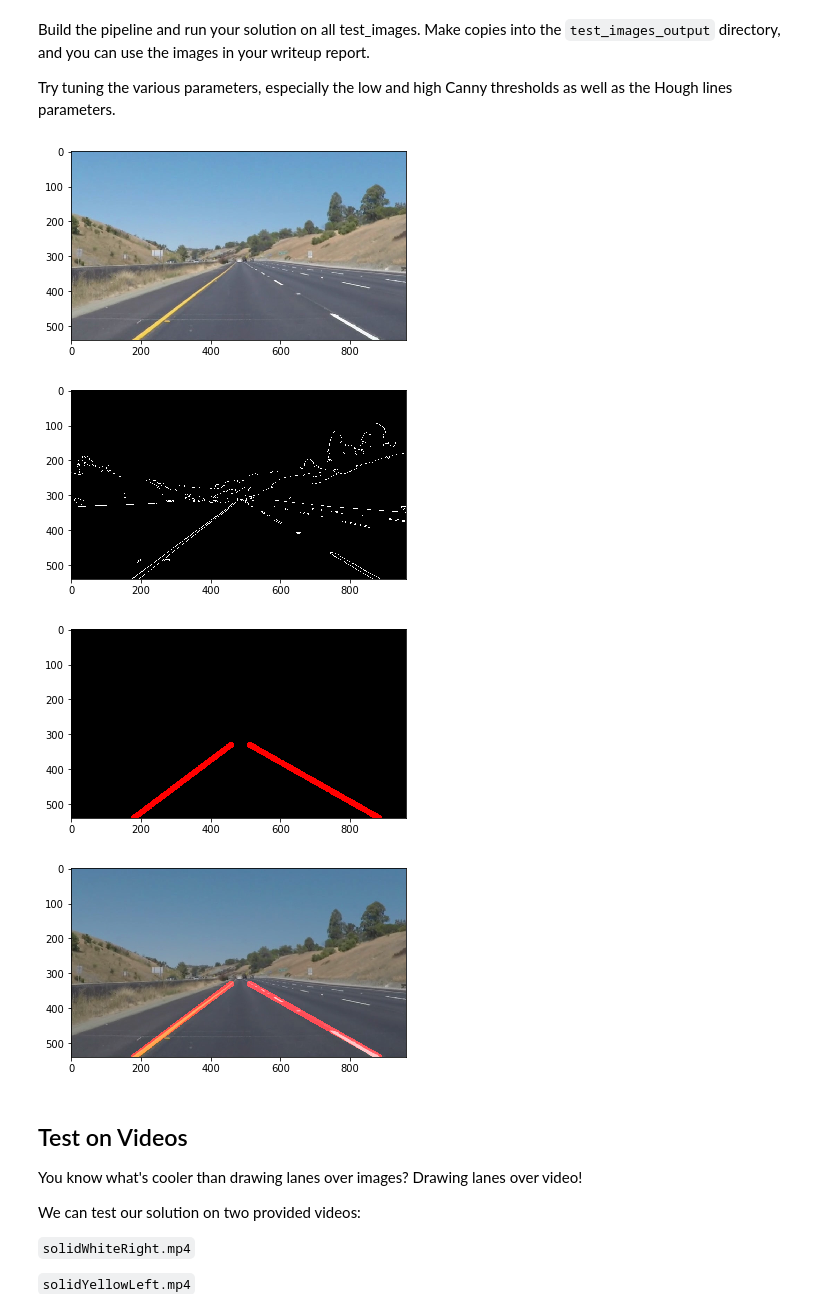
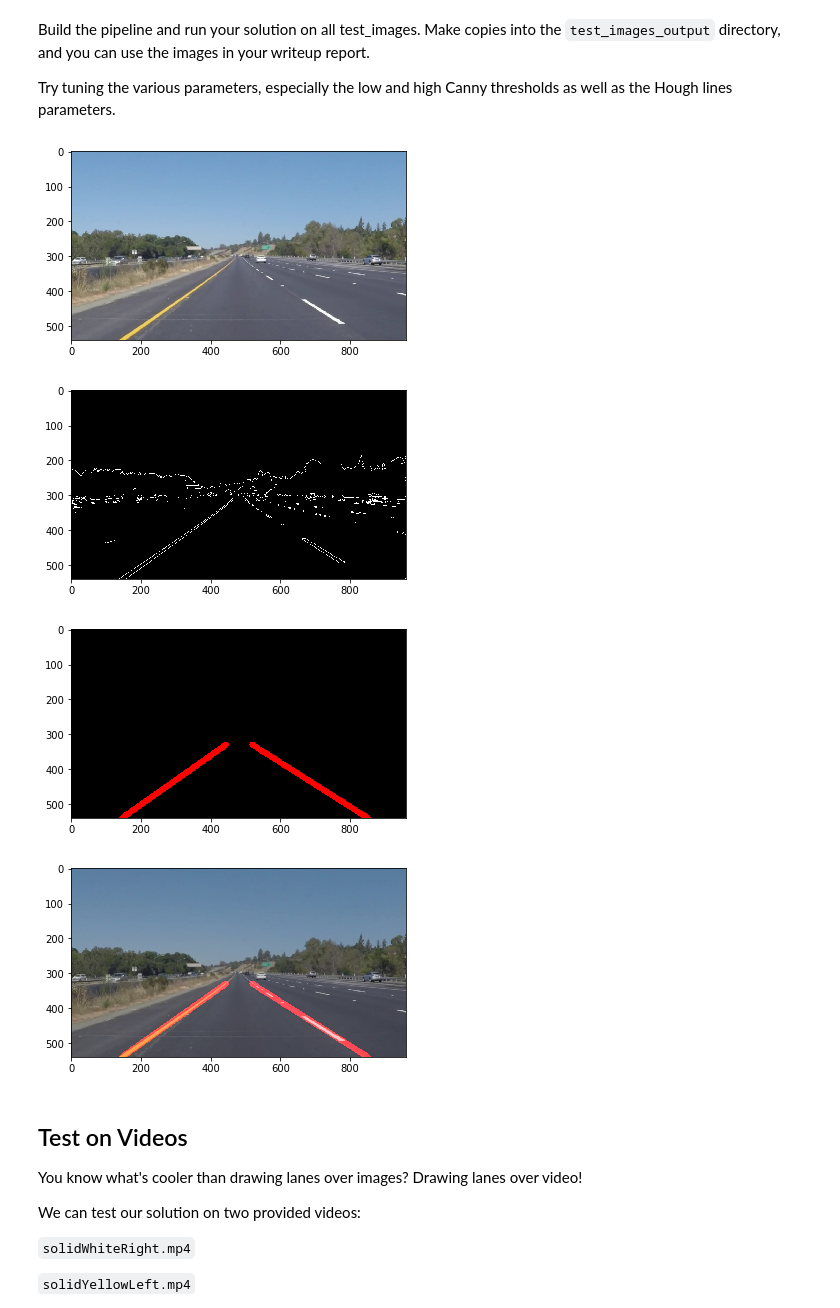
Before and after one commit to hassmuha/CarND-LaneLines-P1-Submit, a Jupyter notebook: P1.ipynb, the cells around one changed output. Drawn from its saved outputs; the diff is of its cells as text; code cells hidden in the pictures.

```diff
--- a/P1.ipynb
+++ b/P1.ipynb
@@ -275,64 +275,70 @@ Try tuning the various parameters, especially the low and high Canny thresholds
 # then save them to the test_images directory.
 
 #reading in an image
-image = mpimg.imread('test_images/whiteCarLaneSwitch.jpg')
+image = mpimg.imread('test_images/solidYellowLeft.jpg')
 # Display the image
 fig = plt.figure()
 plt.imshow(image)
 
-# converting an image to grayscale
+# 1- converting an image to grayscale
 gray = grayscale(image)
+# Save the result
+mpimg.imsave('test_images_output/gray.jpg',gray,cmap='gray')
 
-# Gaussian smoothing / blurring, video seems also not so sharp so kernel of size 3 would be sufficient
+
+# 2- Gaussian smoothing / blurring, video seems also not so sharp so kernel of size 3 would be sufficient
 kernel_size = 3
 blur_gray = gaussian_blur(gray,kernel_size)
 
-# Define our parameters for Canny and run it
+
+# 3- Define our parameters for Canny and run it
 low_threshold = 100
 high_threshold = 200
-edges = cv2.Canny(blur_gray, low_threshold, high_threshold)
-# Display the result
+edges = canny(blur_gray, low_threshold, high_threshold)
+# Display and save the result
 fig = plt.figure()
 plt.imshow(edges, cmap='Greys_r')
+mpimg.imsave('test_images_output/edges.jpg',edges,cmap='gray')
 
-# This time we are defining a four sided polygon to mask
+# 4- This time we are defining a four sided polygon to mask
 imshape = image.shape
 vertices = np.array([[(30,imshape[0]),(400, 330), (600, 330), (imshape[1]-30,imshape[0])]], dtype=np.int32)
 roi_edges = region_of_interest(edges, vertices)
+# Save the result
+mpimg.imsave('test_images_output/roi_edges.jpg',roi_edges,cmap='gray')
 
-# Define the Hough transform parameters
-# Make a blank the same size as our image to draw on
+
+# 5- Apply Hough Transformation
 rho = 1 # distance resolution in pixels of the Hough grid
 theta = np.pi/180 # angular resolution in radians of the Hough grid
 threshold = 30     # minimum number of votes (intersections in Hough grid cell)
 min_line_len = 10 #minimum number of pixels making up a line
 max_line_gap = 150    # maximum gap in pixels between connectable line segments
 line_img = hough_lines(roi_edges, rho, theta, threshold, min_line_len, max_line_gap)
+mpimg.imsave('test_images_output/line_img.jpg',line_img)
+
 
 # Display the result
 fig = plt.figure()
 plt.imshow(line_img)
 
-
+# 6-Apply weighted_img
 weight_img = weighted_img(line_img, image, α=0.8, β=1., λ=0.)
-
-
 # Display the result
 fig = plt.figure()
 plt.imshow(weight_img)
-
-image = mpimg.imsave('test_images_output/whiteCarLaneSwitch.jpg',weight_img)
+image = mpimg.imsave('test_images_output/solidYellowLeft.jpg',weight_img)
 #plt.imshow(image)
 
 #printing out some stats and plotting
 #print (image.shape)
 #print('This image is:', type(image), 'with dimensions:', image.shape)
 #plt.imshow(image)  # if you wanted to show a single color channel image called 'gray', for example, call as plt.imshow(gray, cmap='gray')
 # %% [output]
-[figure, old version]
+[figure, new version]
-[figure, old version]
+[figure, new version]
-[figure, old version]
+[figure, new version]
-[figure, old version]
+[figure, new version]
 # %% [markdown]
 ## Test on Videos
 
```
Also changed, not shown: parts of 4 cells of this notebook, 6 other files.
